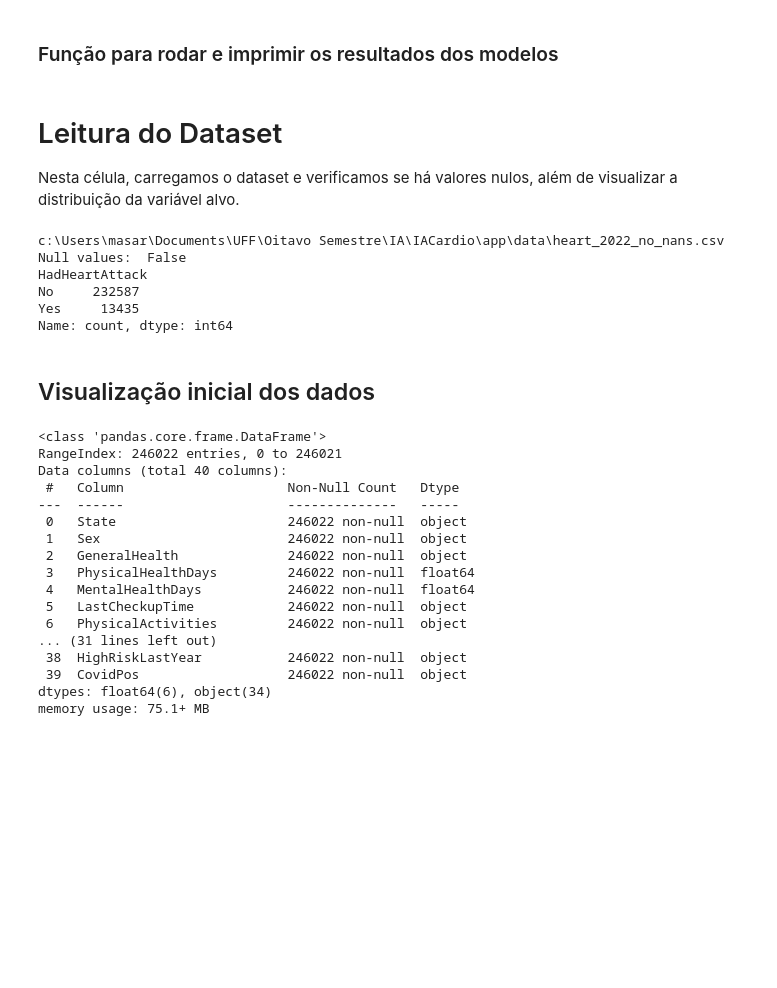
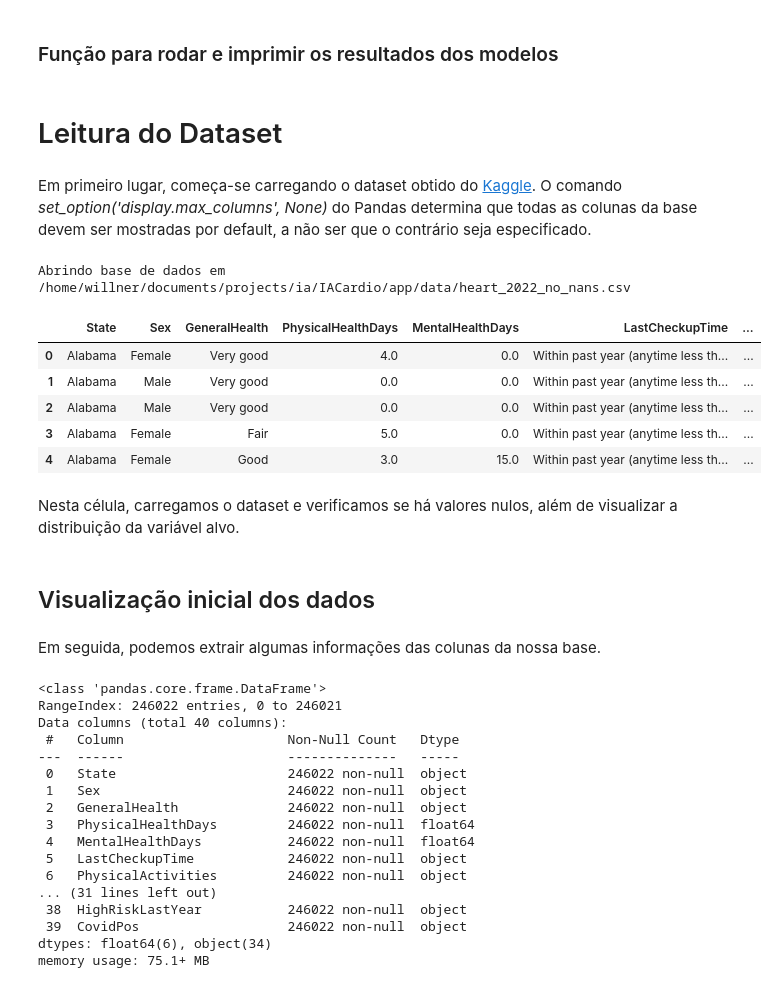
Before and after one commit to LuizWillner/IACardio, a Jupyter notebook: app/dataset.ipynb, the cells around one changed output. Cells and saved outputs as stored; diff of their text form; code cells hidden in the pictures; blank space fills up the shorter version.

Commit message:
Visualização das primeiras linhas do ds adicionada

```diff
--- a/app/dataset.ipynb
+++ b/app/dataset.ipynb
@@ -48,28 +48,37 @@ def evaluate_model(model, xtest, ytest):
     auc = metrics.roc_auc_score(ytest, ypred_proba)
     cm = metrics.confusion_matrix(ytest, ypred)
     return {'acc': acc, 'prec': prec, 'rec': rec, 'f1': f1, 'kappa': kappa, 'fpr': fpr, 'tpr': tpr, 'auc': auc, 'cm': cm}
+# %% [markdown]
+# Leitura do Dataset
+# %% [markdown]
+Em primeiro lugar, começa-se carregando o dataset obtido do [Kaggle](https://www.kaggle.com/datasets/kamilpytlak/personal-key-indicators-of-heart-disease/data?select=2022). O comando _set_option('display.max_columns', None)_ do Pandas determina que todas as colunas da base devem ser mostradas por default, a não ser que o contrário seja especificado.
+# %%
+
+# Define que pandas deve exibir todas as colunas
+pd.set_option('display.max_columns', None)
+
+# Abrir o dataset
+print(f"Abrindo base de dados em {FULL_FILE_PATH}")
+heart_data_original = pd.read_csv(FULL_FILE_PATH, encoding='unicode_escape')
+heart_data_original.head()  # Visualizando as primeiras linhas
+# %% [output]
+Abrindo base de dados em /home/willner/documents/projects/ia/IACardio/app/data/heart_2022_no_nans.csv
+|  | State | Sex | GeneralHealth | PhysicalHealthDays | MentalHealthDays | LastCheckupTime | ... |
+| 0 | Alabama | Female | Very good | 4.0 | 0.0 | Within past year (anytime less th... | ... |
+| 1 | Alabama | Male | Very good | 0.0 | 0.0 | Within past year (anytime less th... | ... |
+| 2 | Alabama | Male | Very good | 0.0 | 0.0 | Within past year (anytime less th... | ... |
+| 3 | Alabama | Female | Fair | 5.0 | 0.0 | Within past year (anytime less th... | ... |
+| 4 | Alabama | Female | Good | 3.0 | 15.0 | Within past year (anytime less th... | ... |
 # %% [markdown]
-# Leitura do Dataset
-
-
 Nesta célula, carregamos o dataset e verificamos se há valores nulos, além de visualizar a distribuição da variável alvo.
 # %%
-# Abrir o dataset
-print(FULL_FILE_PATH)
-heart_data = pd.read_csv(FULL_FILE_PATH, encoding='unicode_escape')
-
 # Verifica se existem valores nulos no dataset
 print("Null values: ", heart_data.isna().values.any())
 
 # Verifica distribuição da classe alvo do problema (vemos aqui que o dataset está desbalanceado)
 print(heart_data['HadHeartAttack'].value_counts())
-# %% [output]
-c:\Users\masar\Documents\UFF\Oitavo Semestre\IA\IACardio\app\data\heart_2022_no_nans.csv
-Null values:  False
-HadHeartAttack
-No     232587
-Yes     13435
-Name: count, dtype: int64
 # %% [markdown]
 ## Visualização inicial dos dados
+# %% [markdown]
+Em seguida, podemos extrair algumas informações das colunas da nossa base.
 # %%
```
Also changed, not shown: parts of 4 cells of this notebook.
